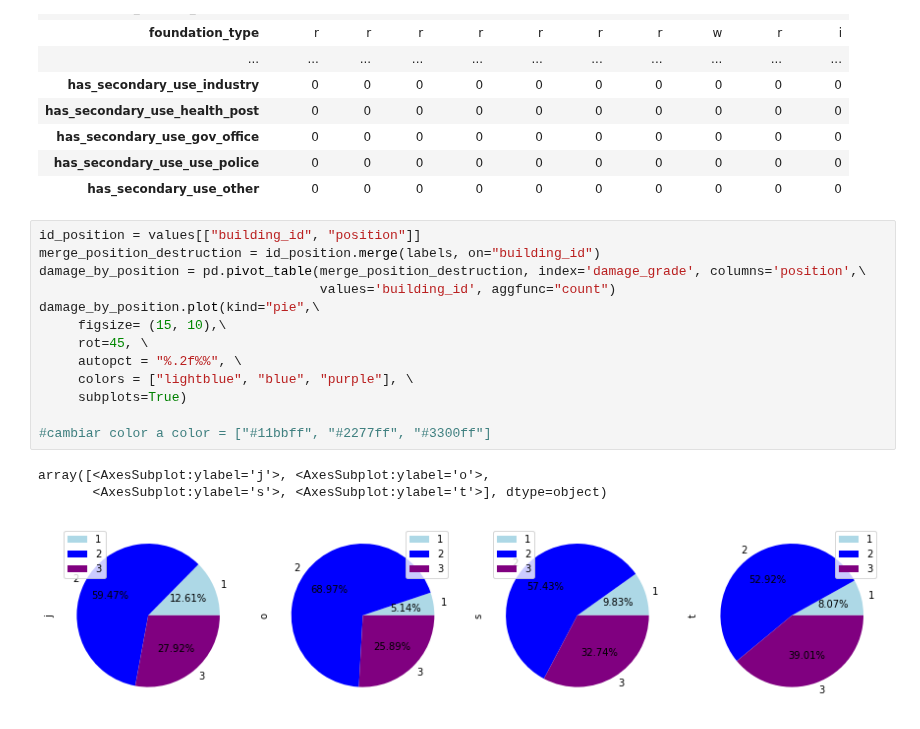
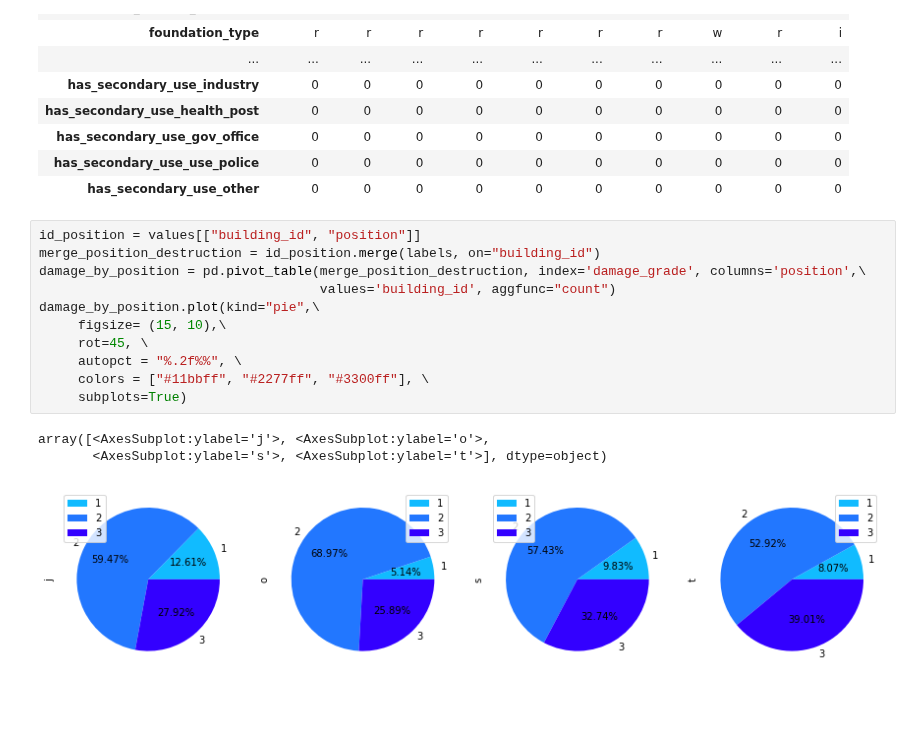
Before and after one commit to joaquinfontela/OrganizacionDeDatos-TP1, a Jupyter notebook: src/Destruction.ipynb, the cells around one changed output. Cells and saved outputs as stored; diff of their text form.

```diff
--- a/src/Destruction.ipynb
+++ b/src/Destruction.ipynb
@@ -38,17 +38,15 @@ values.head(10).T
 # %%
 id_position = values[["building_id", "position"]]
 merge_position_destruction = id_position.merge(labels, on="building_id")
 damage_by_position = pd.pivot_table(merge_position_destruction, index='damage_grade', columns='position',\
                                     values='building_id', aggfunc="count")
 damage_by_position.plot(kind="pie",\
      figsize= (15, 10),\
      rot=45, \
      autopct = "%.2f%%", \
-     colors = ["lightblue", "blue", "purple"], \
+     colors = ["#11bbff", "#2277ff", "#3300ff"], \
      subplots=True)
-
-#cambiar color a color = ["#11bbff", "#2277ff", "#3300ff"]
 # %% [output]
 array([<AxesSubplot:ylabel='j'>, <AxesSubplot:ylabel='o'>,
        <AxesSubplot:ylabel='s'>, <AxesSubplot:ylabel='t'>], dtype=object)
-[figure, old version]
+[figure, new version]
```
Also changed, not shown: 4 other files.
